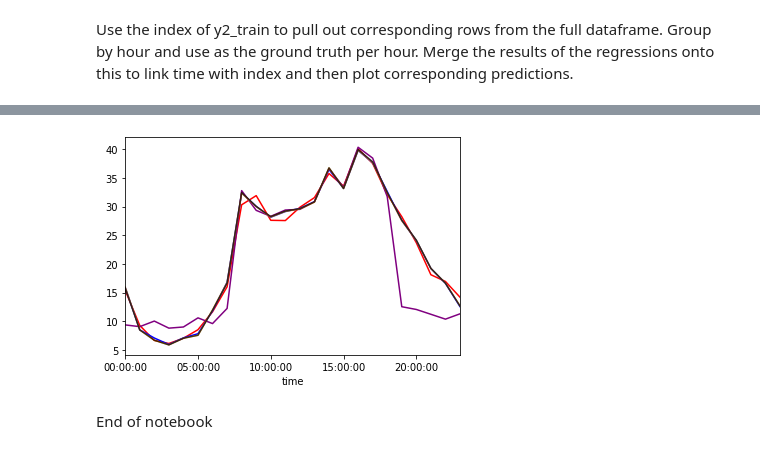
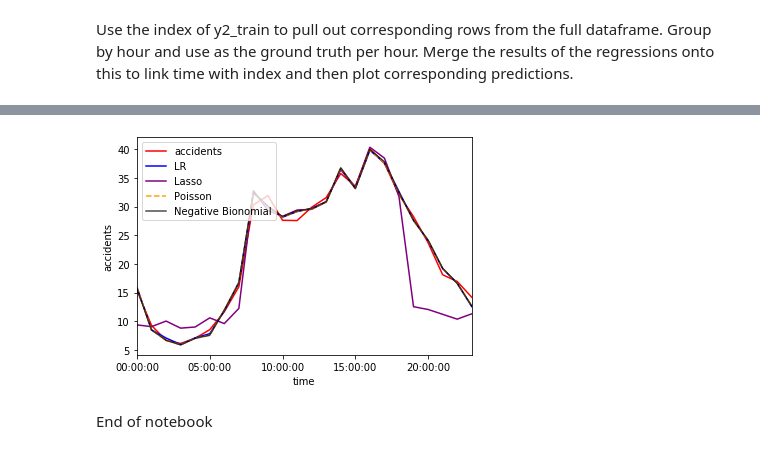
Before and after one commit to ghopping/Springboard_Capstone_1, a Jupyter notebook: GH_Capstone_1_regression.ipynb, the cells around one changed output, grey strips where cells are left out. Cells and saved outputs as stored; diff of their text form; code cells hidden in the pictures.

```diff
--- a/GH_Capstone_1_regression.ipynb
+++ b/GH_Capstone_1_regression.ipynb
@@ -583,7 +584,7 @@ A requirement of a Poisson distribution is that the variance and the mean of err
 # %%
 #For negative bionomial regression, add array of lambda values from poisson regression
 #to the training dataset
-X2_train['BB_lambda'] = m4.mu
+X2_train['X2_lambda'] = m4.mu
 X2_train.head()
 # %% [output]
 A value is trying to be set on a copy of a slice from a DataFrame.
@@ -603,9 +602,10 @@ See the caveats in the documentation: http://pandas.pydata.org/pandas-docs/stabl
 # %%
+#temporarily add the accident values to calculate
 #Now contrive the value of the dependent variable of the OLS regression
 #will first add the y2_train values to X2_train
 X2_train['accidents'] = y2_train.copy()
-X2_train['AUX_OLS_DEP'] = X2_train.apply(lambda x: ((x['accidents'] - x['BB_lambda'])**2 - \
-    x['accidents']) / x['BB_lambda'], axis=1)
+X2_train['AUX_OLS_DEP'] = X2_train.apply(lambda x: ((x['accidents'] - x['X2_lambda'])**2 - \
+    x['accidents']) / x['X2_lambda'], axis=1)
 #X2_train.drop(columns='accidents', inplace=True)
 X2_train.head()
 # %% [output]
@@ -649,4 +649,4 @@ This is much lower than the alpha t-statistic of  of 32.46
 Therefore the alpha value of 0.0707 is statistically significant
 # %%
 #Drop additional columns from trainin set
-X2_train.drop(columns=['accidents', 'AUX_OLS_DEP', 'BB_lambda'], inplace=True)
+X2_train.drop(columns=['accidents', 'AUX_OLS_DEP', 'X2_lambda'], inplace=True)
@@ -815,11 +823,14 @@ Name: predicted, dtype: float64
 # %%
 #Plot the mean of values of grouped hour verses grouped hour from each of the regressions
 _ = accident_volume_df.loc[y2_test.index].groupby('time').mean().accidents.plot(c='r')
-_ = m2_predict_dow.groupby('time').mean().predicted.plot(c='blue')
-_ = m3_predict_dow.groupby('time').mean().predicted.plot(c='purple')
-_ = m4_predict_dow.groupby('time').mean().predicted.plot(c='orange', alpha=0.7)
-_ = m5_predict_dow.groupby('time').mean().predicted.plot(c='black', alpha=0.7)
+_ = m2_predict_dow.groupby('time').mean().predicted.plot(c='blue', label='LR')
+_ = m3_predict_dow.groupby('time').mean().predicted.plot(c='purple', label='Lasso')
+_ = m4_predict_dow.groupby('time').mean().predicted.plot(c='orange', linestyle='--', label='Poisson')
+_ = m5_predict_dow.groupby('time').mean().predicted.plot(c='black', alpha=0.7, label='Negative Bionomial')
+plt.ylabel('accidents')
+plt.legend(loc='upper left')
+plt.savefig('compare_average.png')
 # %% [output]
-[figure, old version]
+[figure, new version]
 # %% [markdown]
 End of notebook
```
Also changed, not shown: parts of 17 cells of this notebook, 11 other files.
